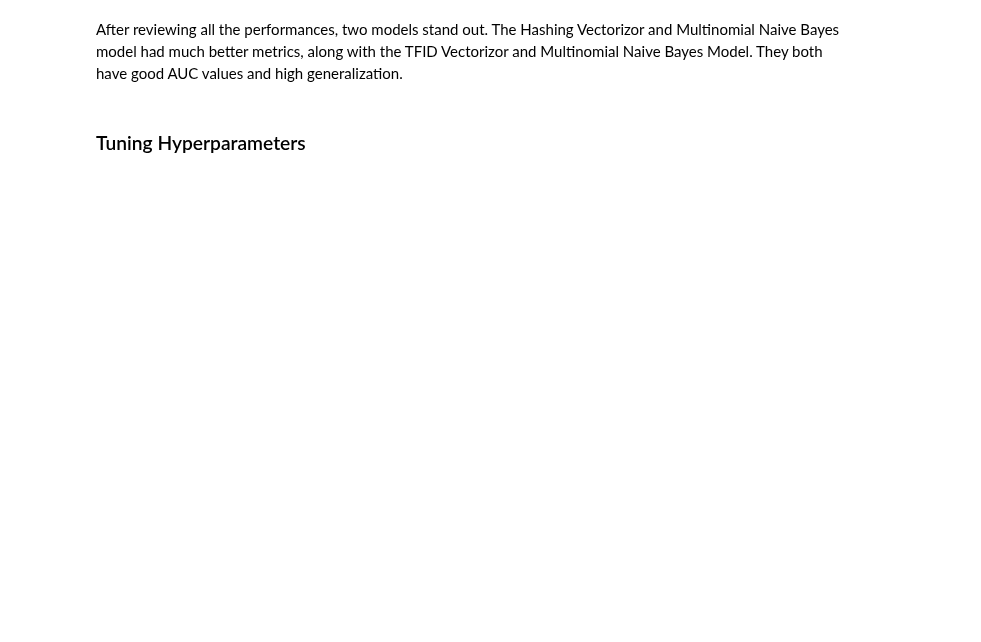
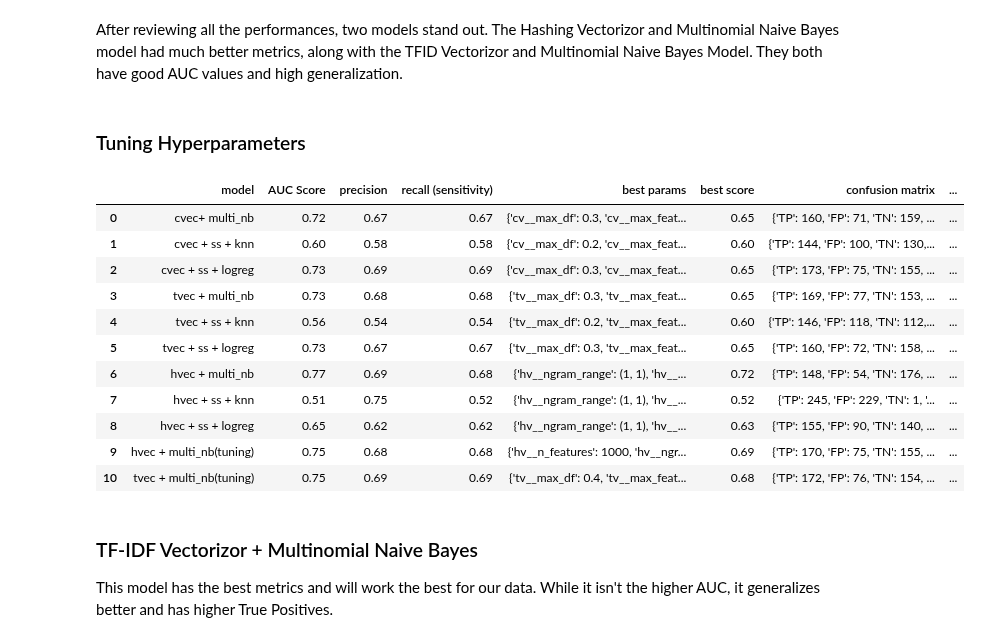
Before and after one commit to ayaanzhaque/SuiSense, a Jupyter notebook: notebooks/model.ipynb, the cells around one changed output. Saved outputs shown, nothing was run; the diff lists cells and outputs as text; code cells hidden in the pictures; blank space fills up the shorter version.

Commit message:
chose best model

```diff
--- a/notebooks/model.ipynb
+++ b/notebooks/model.ipynb
@@ -283,3 +314,38 @@ gridsearch_multi(steps_titles, steps_list, pipe_params)
 After reviewing all the performances, two models stand out. The Hashing Vectorizor and Multinomial Naive Bayes model had much better metrics, along with the TFID Vectorizor and Multinomial Naive Bayes Model. They both have good AUC values and high generalization.
 # %% [markdown]
 ### Tuning Hyperparameters
+# %%
+# using the function for out two narrowed models
+
+# models
+steps_titles = ['hvec + multi_nb(tuning)','tvec + multi_nb(tuning)']
+
+# pipelines
+steps_list = [
+    [('hv', HashingVectorizer(alternate_sign=False)),('multi_nb', MultinomialNB())],
+    [('tv', TfidfVectorizer()),('multi_nb', MultinomialNB())]
+]
+
+# parameters
+pipe_params = [
+    {'hv__stop_words':['english'], 'hv__ngram_range':[(1,1),(1,2),(1,3)], 'hv__n_features': [50, 150, 300, 500, 800, 1000]},
+    {'tv__stop_words':['english'], 'tv__ngram_range':[(1,1),(1,2),(1,3)],'tv__max_features': [20, 30, 50, 70, 100],'tv__min_df': [2, 3],'tv__max_df': [.2, .25, .3, .35,.4]},
+]
+
+gridsearch_multi(steps_titles, steps_list, pipe_params)
+# %% [output]
+|  | model | AUC Score | precision | recall (sensitivity) | best params | best score | confusion matrix | ... |
+| 0 | cvec+ multi_nb | 0.72 | 0.67 | 0.67 | {'cv__max_df': 0.3, 'cv__max_feat... | 0.65 | {'TP': 160, 'FP': 71, 'TN': 159, ... | ... |
+| 1 | cvec + ss + knn | 0.60 | 0.58 | 0.58 | {'cv__max_df': 0.2, 'cv__max_feat... | 0.60 | {'TP': 144, 'FP': 100, 'TN': 130,... | ... |
+| 2 | cvec + ss + logreg | 0.73 | 0.69 | 0.69 | {'cv__max_df': 0.3, 'cv__max_feat... | 0.65 | {'TP': 173, 'FP': 75, 'TN': 155, ... | ... |
+| 3 | tvec + multi_nb | 0.73 | 0.68 | 0.68 | {'tv__max_df': 0.3, 'tv__max_feat... | 0.65 | {'TP': 169, 'FP': 77, 'TN': 153, ... | ... |
+| 4 | tvec + ss + knn | 0.56 | 0.54 | 0.54 | {'tv__max_df': 0.2, 'tv__max_feat... | 0.60 | {'TP': 146, 'FP': 118, 'TN': 112,... | ... |
+| 5 | tvec + ss + logreg | 0.73 | 0.67 | 0.67 | {'tv__max_df': 0.3, 'tv__max_feat... | 0.65 | {'TP': 160, 'FP': 72, 'TN': 158, ... | ... |
+| 6 | hvec + multi_nb | 0.77 | 0.69 | 0.68 | {'hv__ngram_range': (1, 1), 'hv__... | 0.72 | {'TP': 148, 'FP': 54, 'TN': 176, ... | ... |
+| 7 | hvec + ss + knn | 0.51 | 0.75 | 0.52 | {'hv__ngram_range': (1, 1), 'hv__... | 0.52 | {'TP': 245, 'FP': 229, 'TN': 1, '... | ... |
+| 8 | hvec + ss + logreg | 0.65 | 0.62 | 0.62 | {'hv__ngram_range': (1, 1), 'hv__... | 0.63 | {'TP': 155, 'FP': 90, 'TN': 140, ... | ... |
+| 9 | hvec + multi_nb(tuning) | 0.75 | 0.68 | 0.68 | {'hv__n_features': 1000, 'hv__ngr... | 0.69 | {'TP': 170, 'FP': 75, 'TN': 155, ... | ... |
+| 10 | tvec + multi_nb(tuning) | 0.75 | 0.69 | 0.69 | {'tv__max_df': 0.4, 'tv__max_feat... | 0.68 | {'TP': 172, 'FP': 76, 'TN': 154, ... | ... |
+# %% [markdown]
+### TF-IDF Vectorizor + Multinomial Naive Bayes
+This model has the best metrics and will work the best for our data. While it isn't the higher AUC, it generalizes better and has higher True Positives.
```
Also changed, not shown: parts of 3 cells of this notebook.
